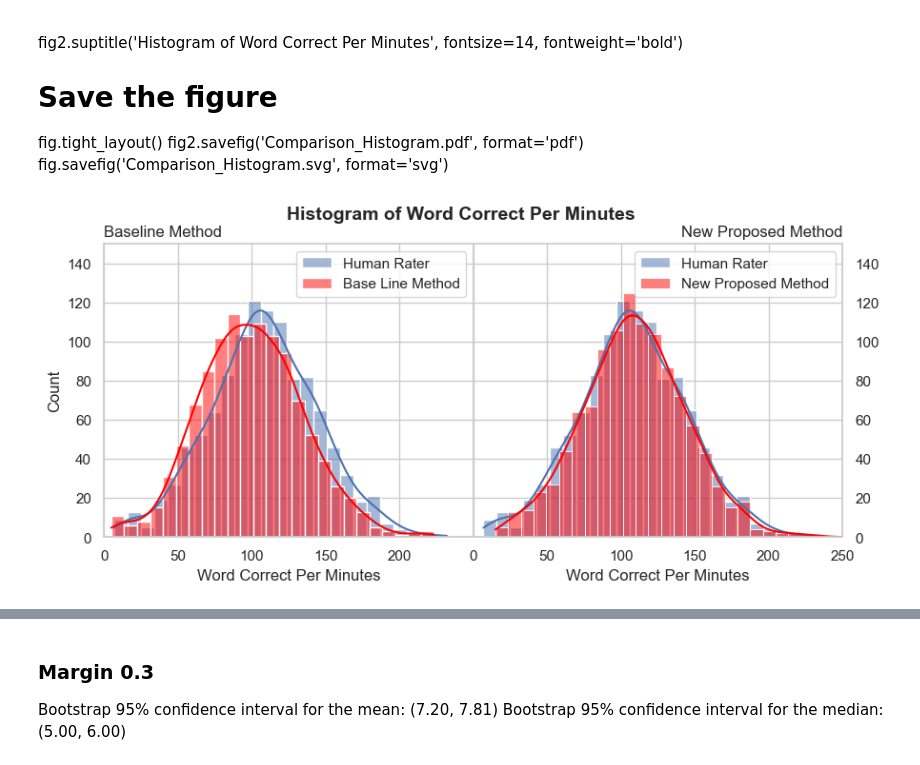
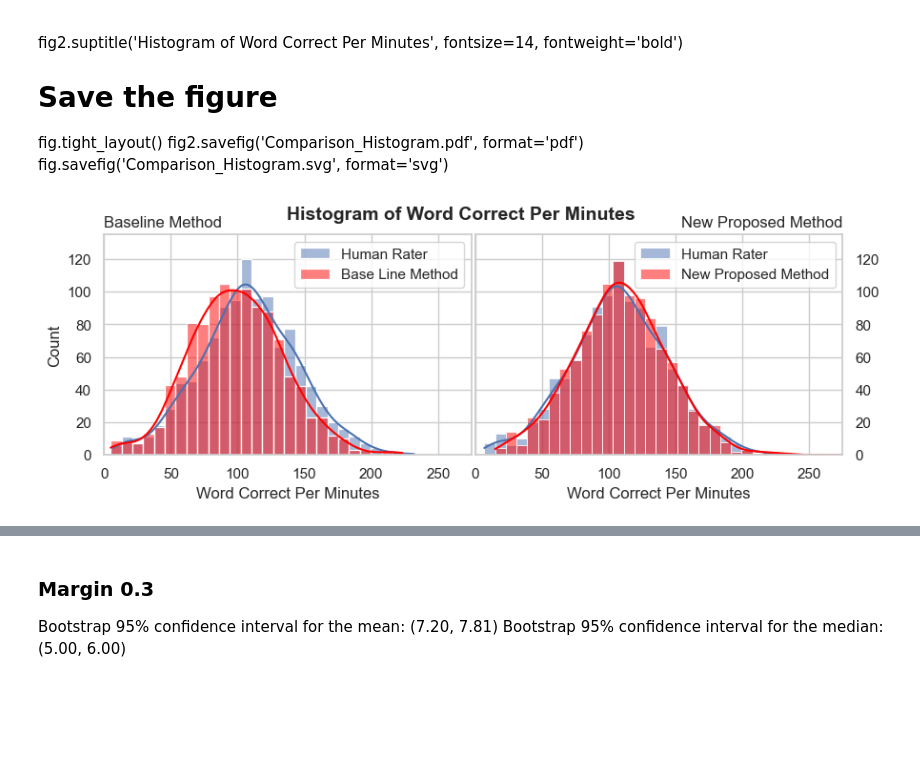
Before and after one commit to YihaoJW/Educational_Speech_Assessment, a Jupyter notebook: compare_CWPM_Deep_human.ipynb, the cells around one changed output, grey strips where cells are left out. Saved outputs shown, nothing was run; the diff lists cells and outputs as text; code cells hidden in the pictures; blank space fills up the shorter version.

```diff
--- a/compare_CWPM_Deep_human.ipynb
+++ b/compare_CWPM_Deep_human.ipynb
@@ -398,38 +536,63 @@ fig.tight_layout()
 fig2.savefig('Comparison_Histogram.pdf', format='pdf')
 fig.savefig('Comparison_Histogram.svg', format='svg')
 # %%
-fig2 = plt.figure(figsize=(10, 4))
+fig2 = plt.figure(figsize=(10, 3))
 
 # Create a GridSpec with 1 row and 2 columns
-gs = gridspec.GridSpec(1, 2, width_ratios=[1, 1], wspace=0)
-ylim = (0, 150)
+gs = gridspec.GridSpec(1, 2, width_ratios=[1, 1], wspace=0.01)
+ylim = (0, 135)
+xlim = (0, 275)
 ax2 = plt.subplot(gs[0])
 ax1 = plt.subplot(gs[1])
 
+
+# Bin Edge
+# 1. Determine the range for bins
+overall_min = min(df10['correct_rate'].min(), df10['word_correct_per_minutes'].min())
+overall_max = max(df10['correct_rate'].max(), df10['word_correct_per_minutes'].max())
+
+# Set bin width
+bin_width = 8
+
+# Calculate number of bins based on bin width
+num_bins = int((overall_max - overall_min) / bin_width)
+# 3. Calculate bin edges
+bin_edges = np.linspace(overall_min, overall_max, num_bins+1)
+
 # Plotting data as before
-sns.histplot(data=df10, x="correct_rate", color="b", label="Human Rater", kde=True, ax=ax1)
-sns.histplot(data=df10, x="word_correct_per_minutes", color="red", label="New Proposed Method", kde=True, ax=ax1)
+sns.histplot(data=df10, x="correct_rate", color="b", bins=bin_edges, label="Human Rater", kde=True, ax=ax1)
+sns.histplot(data=df10, x="word_correct_per_minutes", color="red", bins=bin_edges, label="New Proposed Method", kde=True, ax=ax1)
 ax1.legend()
 ax1.set_ylim(ylim)
 ax1.set_xlabel('Word Correct Per Minutes')
-ax1.set_xlim([0, 250])
+ax1.set_xlim(xlim)
 ax1.set_title('New Proposed Method', loc='right')
 ax1.tick_params(axis='y', which='both', labelright=True, labelleft=False)
 ax1.yaxis.set_label_position("right")
 ax1.set_ylabel('')
 
-sns.histplot(data=df9, x="correct_rate", color="b", label="Human Rater", kde=True, ax=ax2)
-sns.histplot(data=df9, x="stemmed_c_w_p_m", color="red", label="Base Line Method", kde=True, ax=ax2)
+# Bin Edge
+# 1. Determine the range for bins
+overall_min = min(df9['correct_rate'].min(), df9['stemmed_c_w_p_m'].min())
+overall_max = max(df9['correct_rate'].max(), df9['stemmed_c_w_p_m'].max())
+
+# 2. Calculate number of bins based on bin width
+num_bins = int((overall_max - overall_min) / bin_width)
+# 3. Calculate bin edges
+bin_edges = np.linspace(overall_min, overall_max, num_bins+1)
+
+sns.histplot(data=df9, x="correct_rate", color="b", bins=bin_edges, label="Human Rater", kde=True, ax=ax2)
+sns.histplot(data=df9, x="stemmed_c_w_p_m", color="red", bins=bin_edges, label="Base Line Method", kde=True, ax=ax2)
+ax2.legend()
+ax2.set_xlabel('Word Correct Per Minutes')
+ax2.set_xlim(xlim)
 xticks = ax2.get_xticks()
 ax2.set_xticks(xticks[:-1])
-ax2.legend()
-ax2.set_xlabel('Word Correct Per Minutes')
-ax2.set_xlim([0, 250])
 ax2.set_ylim(ylim)
 ax2.set_title('Baseline Method', loc='left')
 
 fig2.suptitle('Histogram of Word Correct Per Minutes', fontsize=14, fontweight='bold')
 #fig2.tight_layout()
 fig2.savefig('Comparison_Histogram.pdf', format='pdf', bbox_inches='tight')
 # %% [output]
-[figure, old version]
+[figure, new version]
```
Also changed, not shown: parts of 5 cells of this notebook, 8 other files.
